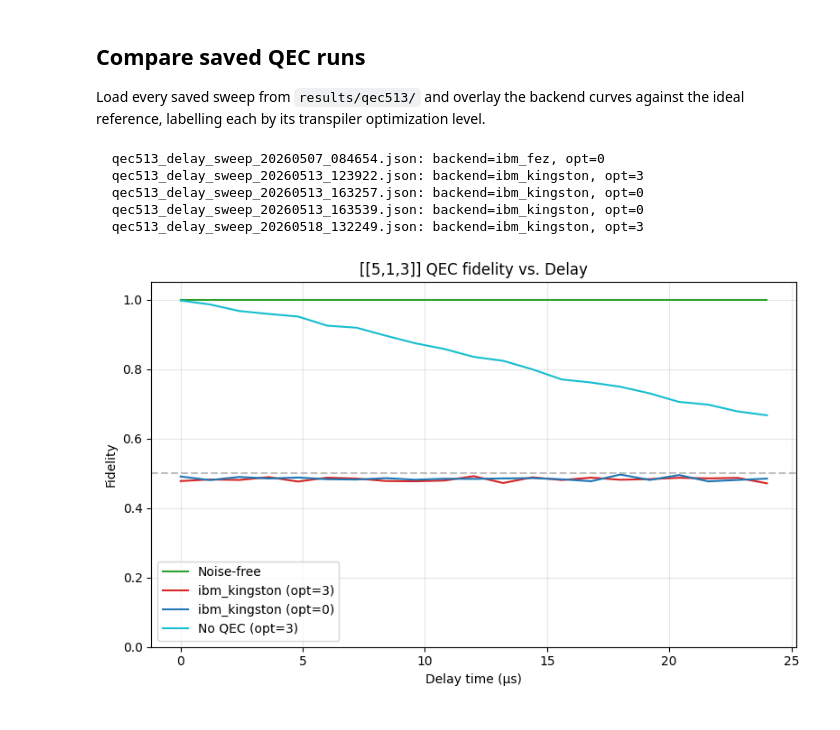
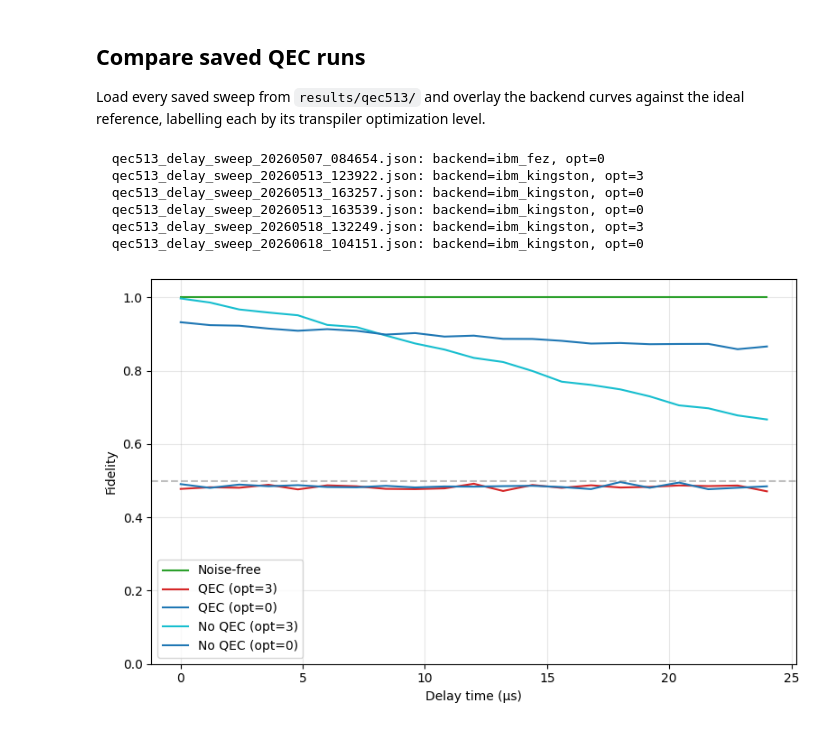
Before and after one commit to mtp354/Broadcasting, a Jupyter notebook: qec_testing.ipynb, the cells around one changed output. Saved outputs shown, nothing was run; the diff lists cells and outputs as text; code cells hidden in the pictures.

```diff
--- a/qec_testing.ipynb
+++ b/qec_testing.ipynb
@@ -151,7 +153,7 @@ Noise-free mean fidelity: 1.0000
 # qec_backend = service.least_busy(simulator=False, operational=True, min_num_qubits=qc_qec.num_qubits)
 qec_backend = service.backend(name="ibm_kingston")
 print(f"Backend: {qec_backend.name}, Time units = {qec_backend.dt} s")
-optimization_level = 3
+optimization_level = 0
 
 
 qec_pm = generate_preset_pass_manager(backend=qec_backend, optimization_level=optimization_level)
@@ -275,7 +277,9 @@ tau_ref = np.array(ref["tau_values"])
 
 colors = ["tab:red", "tab:blue", "tab:orange", "tab:purple", "tab:brown"]
 
-no_qec = runs[4]
+len(runs)
+no_qec_0 = runs[5]
+no_qec_3 = runs[4]
 runs = runs[1:3]
 # %% [output]
   qec513_delay_sweep_20260507_084654.json: backend=ibm_fez, opt=0
@@ -283,30 +287,32 @@ runs = runs[1:3]
   qec513_delay_sweep_20260513_163257.json: backend=ibm_kingston, opt=0
   qec513_delay_sweep_20260513_163539.json: backend=ibm_kingston, opt=0
   qec513_delay_sweep_20260518_132249.json: backend=ibm_kingston, opt=3
+  qec513_delay_sweep_20260618_104151.json: backend=ibm_kingston, opt=0
 # %%
 
 fig, ax = plt.subplots(figsize=(8, 5))
 # Rescale tau to micro seconds for plotting
 tau_ref = 1e6 * 4e-09 * np.array(ref["tau_values"])
 
 ax.plot(tau_ref, ref["ideal_fidelities"], color="tab:green", label="Noise-free")
 
 for i, run in enumerate(runs):
     tau = 1e6 * 4e-09 * np.array(run["tau_values"])
     opt = run.get("optimization_level", "?")
     backend = run.get("backend", "?")
     if backend != "ibm_fez":
-        ax.plot(tau, run["backend_fidelities"], color=colors[i % len(colors)],label=f"{backend} (opt={opt})")
+        ax.plot(tau, run["backend_fidelities"], color=colors[i % len(colors)],label=f"QEC (opt={opt})")
 
-ax.plot(tau_ref, no_qec["backend_fidelities"], color="tab:cyan", label="No QEC (opt=3)")
+ax.plot(tau_ref, no_qec_3["backend_fidelities"], color="tab:cyan", label="No QEC (opt=3)")
+ax.plot(tau_ref, no_qec_0["backend_fidelities"], color="tab:blue", label="No QEC (opt=0)")
 ax.axhline(0.5, color="gray", linestyle="--", alpha=0.5)
 ax.set_xlabel("Delay time (µs)")
 ax.set_ylabel("Fidelity")
-ax.set_title("[[5,1,3]] QEC fidelity vs. Delay")
+# ax.set_title("[[5,1,3]] QEC fidelity vs. Delay")
 ax.set_ylim(0, 1.05)
 ax.grid(alpha=0.3)
 ax.legend()
 plt.tight_layout()
 plt.show()
 # %% [output]
-[figure, old version]
+[figure, new version]
```
Also changed, not shown: parts of 3 cells of this notebook, 5 other files.
